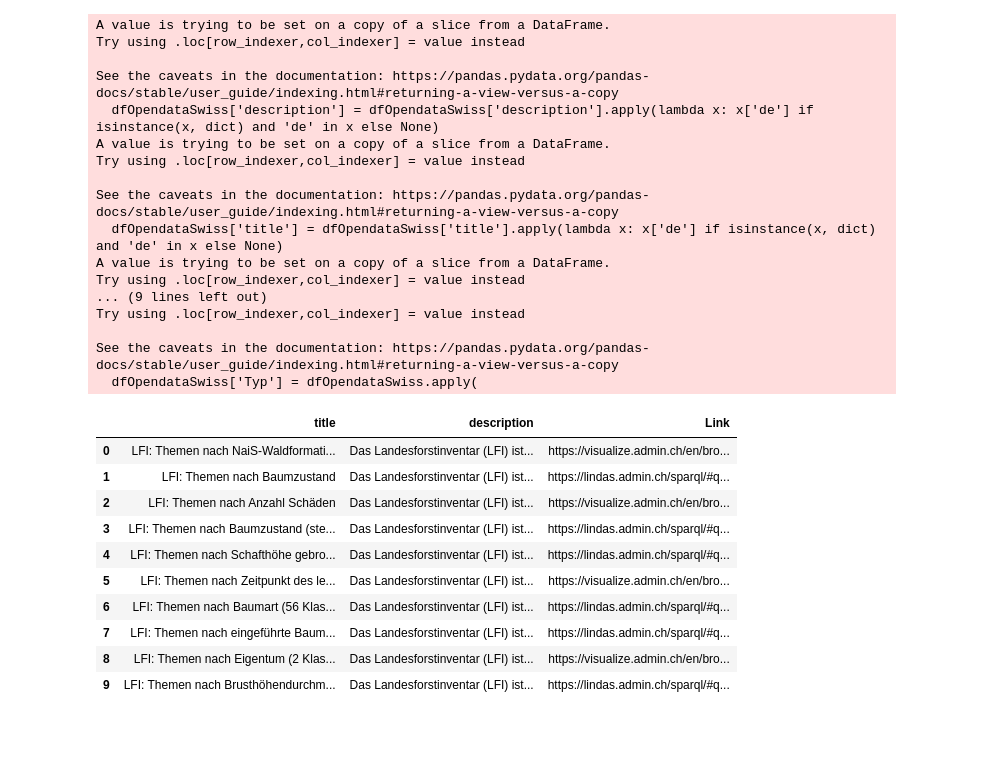
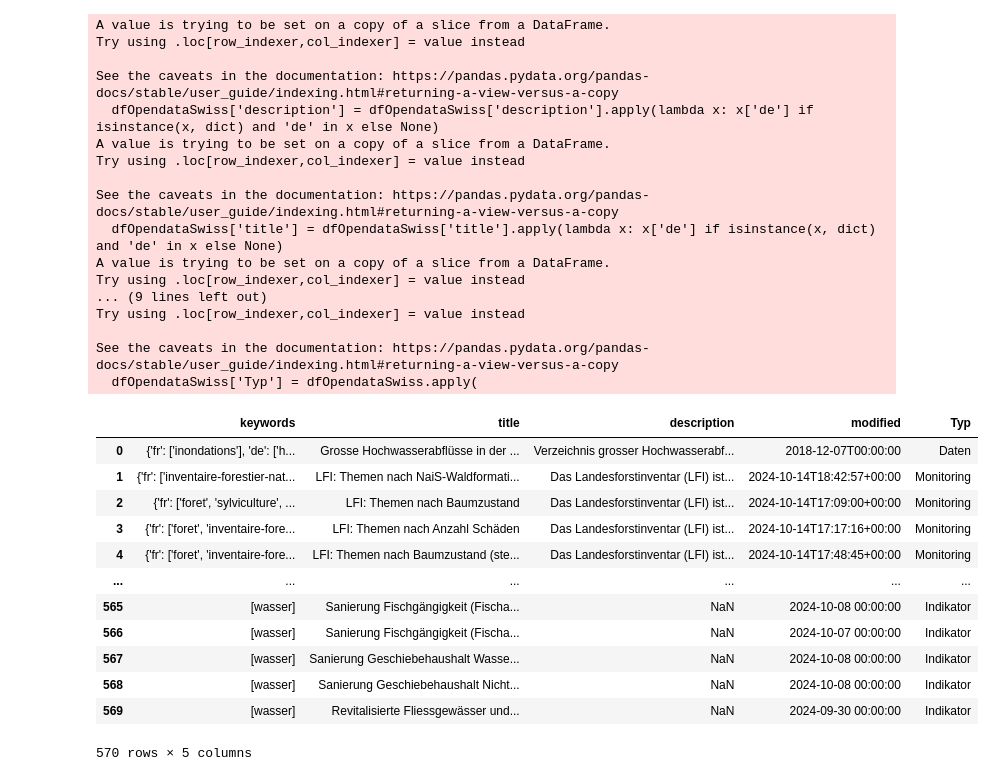
Before and after one commit to nrohrbach/PocDatenkatalogBafu, a Jupyter notebook: PoC_Datenkatalog.ipynb, the cells around one changed output. Drawn from its saved outputs; the diff is of its cells as text; code cells hidden in the pictures; blank space fills up the shorter version.

```diff
--- a/PoC_Datenkatalog.ipynb
+++ b/PoC_Datenkatalog.ipynb
@@ -172,14 +194,0 @@ def search_datasets(keyword):
-# %%
-search_datasets('wald')
-# %% [output]
-|  | title | description | Link |
-| 0 | LFI: Themen nach NaiS-Waldformati... | Das Landesforstinventar (LFI) ist... | https://visualize.admin.ch/en/bro... |
-| 1 | LFI: Themen nach Baumzustand | Das Landesforstinventar (LFI) ist... | https://lindas.admin.ch/sparql/#q... |
-| 2 | LFI: Themen nach Anzahl Schäden | Das Landesforstinventar (LFI) ist... | https://visualize.admin.ch/en/bro... |
-| 3 | LFI: Themen nach Baumzustand (ste... | Das Landesforstinventar (LFI) ist... | https://lindas.admin.ch/sparql/#q... |
-| 4 | LFI: Themen nach Schafthöhe gebro... | Das Landesforstinventar (LFI) ist... | https://lindas.admin.ch/sparql/#q... |
-| 5 | LFI: Themen nach Zeitpunkt des le... | Das Landesforstinventar (LFI) ist... | https://visualize.admin.ch/en/bro... |
-| 6 | LFI: Themen nach Baumart (56 Klas... | Das Landesforstinventar (LFI) ist... | https://lindas.admin.ch/sparql/#q... |
-| 7 | LFI: Themen nach eingeführte Baum... | Das Landesforstinventar (LFI) ist... | https://lindas.admin.ch/sparql/#q... |
-| 8 | LFI: Themen nach Eigentum (2 Klas... | Das Landesforstinventar (LFI) ist... | https://visualize.admin.ch/en/bro... |
-| 9 | LFI: Themen nach Brusthöhendurchm... | Das Landesforstinventar (LFI) ist... | https://lindas.admin.ch/sparql/#q... |
@@ -185,0 +532,16 @@ search_datasets('wald')
+# %%
+dfCombined
+# %% [output]
+|  | keywords | title | description | modified | Typ |
+| 0 | {'fr': ['inondations'], 'de': ['h... | Grosse Hochwasserabflüsse in der ... | Verzeichnis grosser Hochwasserabf... | 2018-12-07T00:00:00 | Daten |
+| 1 | {'fr': ['inventaire-forestier-nat... | LFI: Themen nach NaiS-Waldformati... | Das Landesforstinventar (LFI) ist... | 2024-10-14T18:42:57+00:00 | Monitoring |
+| 2 | {'fr': ['foret', 'sylviculture', ... | LFI: Themen nach Baumzustand | Das Landesforstinventar (LFI) ist... | 2024-10-14T17:09:00+00:00 | Monitoring |
+| 3 | {'fr': ['foret', 'inventaire-fore... | LFI: Themen nach Anzahl Schäden | Das Landesforstinventar (LFI) ist... | 2024-10-14T17:17:16+00:00 | Monitoring |
+| 4 | {'fr': ['foret', 'inventaire-fore... | LFI: Themen nach Baumzustand (ste... | Das Landesforstinventar (LFI) ist... | 2024-10-14T17:48:45+00:00 | Monitoring |
+| ... | ... | ... | ... | ... | ... |
+| 565 | [wasser] | Sanierung Fischgängigkeit (Fischa... | NaN | 2024-10-08 00:00:00 | Indikator |
+| 566 | [wasser] | Sanierung Fischgängigkeit (Fischa... | NaN | 2024-10-07 00:00:00 | Indikator |
+| 567 | [wasser] | Sanierung Geschiebehaushalt Wasse... | NaN | 2024-10-08 00:00:00 | Indikator |
+| 568 | [wasser] | Sanierung Geschiebehaushalt Nicht... | NaN | 2024-10-08 00:00:00 | Indikator |
+| 569 | [wasser] | Revitalisierte Fliessgewässer und... | NaN | 2024-09-30 00:00:00 | Indikator |
+570 rows × 5 columns
```
Also changed, not shown: parts of 4 cells of this notebook.
